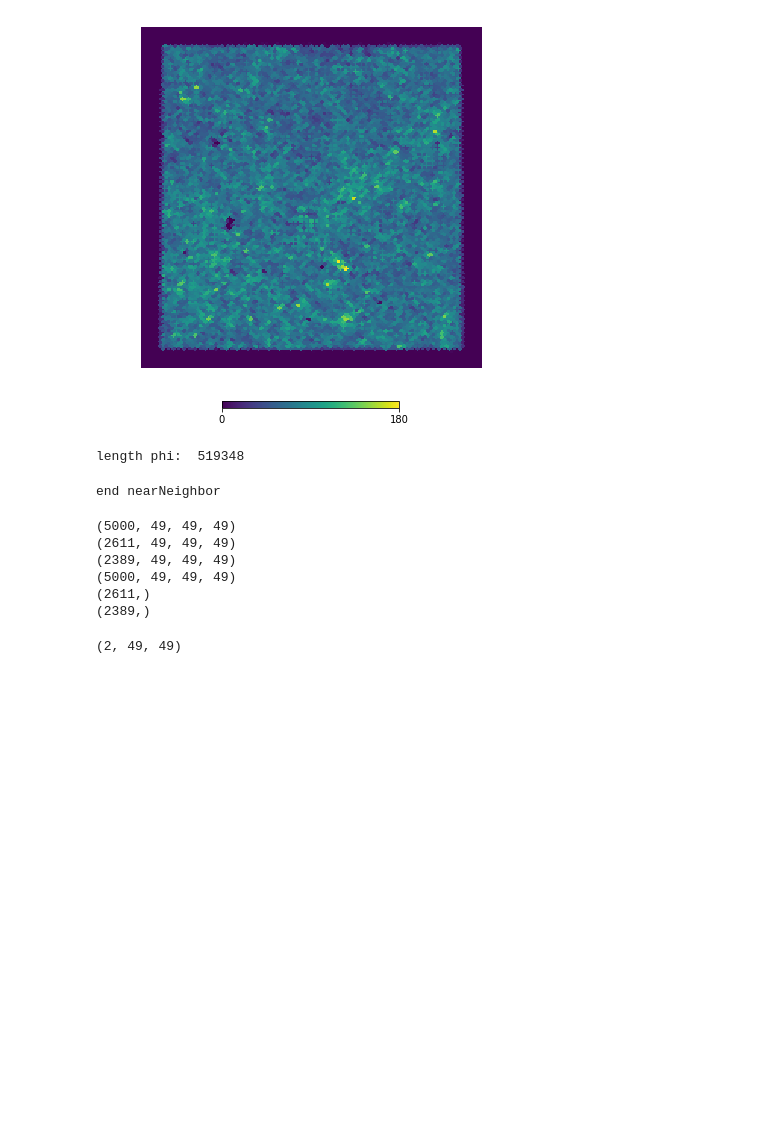
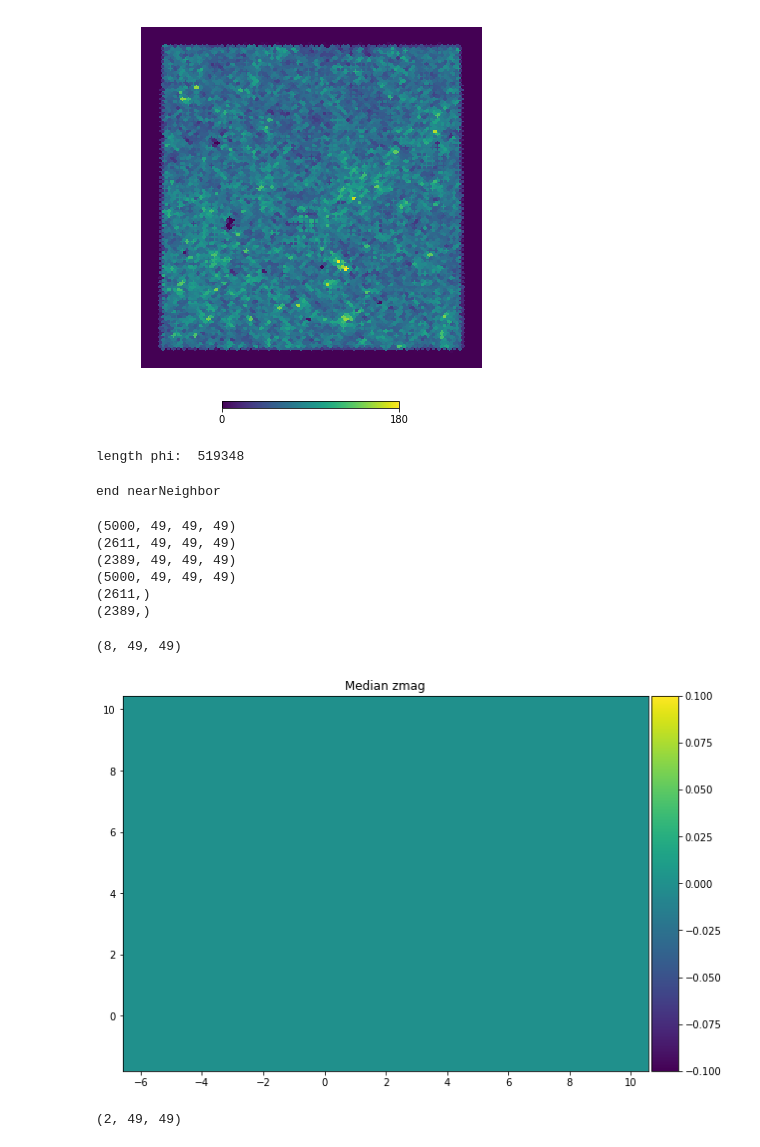
Before and after one commit to metownsend/LRG-Sats, a Jupyter notebook: null_test.ipynb, the cells around one changed output. Saved outputs shown, nothing was run; the diff lists cells and outputs as text; code cells hidden in the pictures; blank space fills up the shorter version.

```diff
--- a/null_test.ipynb
+++ b/null_test.ipynb
@@ -702,6 +702,35 @@ print(low_near_index03.shape)
 (5000, 49, 49, 49)
 (2611,)
 (2389,)
+# %%
+data_zmag = np.load('/Users/mtownsend/Documents/LRG_Data/midz3_medzmag-8matrices.npz')
+medzmag = data_zmag['medzmag_low']
+print(medzmag.shape)
+# medzmag = medzmag[0]
+medzmag = medzmag[1]
+# medzmag = medzmag[2]
+# medzmag = medzmag[3]
+# medzmag = medzmag[4]
+# medzmag = medzmag[5]
+# medzmag = medzmag[6]
+# medzmag = medzmag[7]
+# medzmag = medzmag[8]
+
+
+medzmag[medzmag == -999] = 0.
+
+plt.figure(figsize=(10,10))
+ax = plt.gca()
+im = ax.imshow(medzmag, origin='lower', extent=(gr_edges.min(), gr_edges.max(), rz_edges.min(), rz_edges.max()))
+divider = make_axes_locatable(ax)
+cax = divider.append_axes('right', size='5%', pad=0.05)
+plt.colorbar(im, cax=cax)
+ax.set_title("Median zmag")
+# plt.savefig('/Users/mtownsend/Desktop/MeetingPlots/9July2020/a-medzmag-21.64-overplot.pdf')
+plt.show()
+# %% [output]
+(8, 49, 49)
+[figure, added]
 # %%
 # testing algorithm to insert satellites into near arrays
 
```
Also changed, not shown: parts of 8 cells of this notebook.
